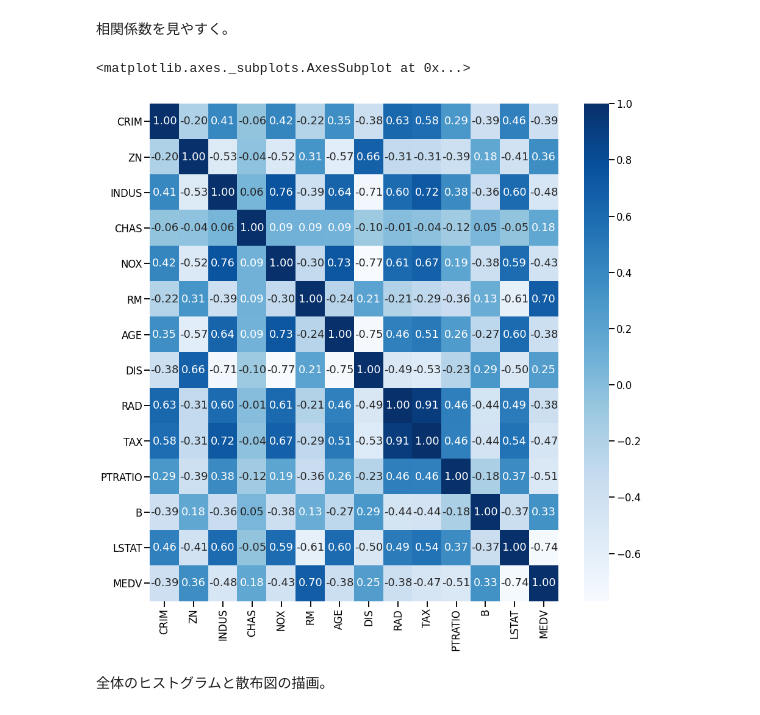
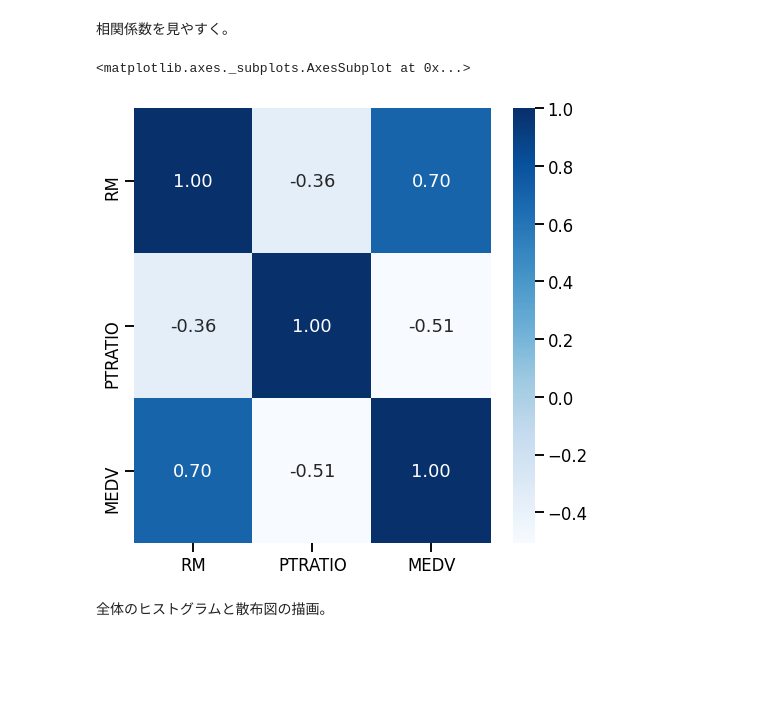
Before and after one commit to stemleaders/seminar, a Jupyter notebook: 20200926/dataProcessView.ipynb, the cells around one changed output. Cells and saved outputs as stored; diff of their text form; code cells hidden in the pictures; blank space fills up the shorter version.

```diff
--- a/20200926/dataProcessView.ipynb
+++ b/20200926/dataProcessView.ipynb
@@ -80,8 +77,8 @@ df.head()
 ## データ収集
 <br>
 仮説に沿ったデータのみを抽出する。
-# %%
-df = df[['SalePrice', 'LotArea', 'YearRemodAdd', 'TotRmsAbvGrd', 'YrSold']]
+# %%
+df = df[['RM', 'PTRATIO', 'MEDV']]
 # %% [markdown]
 ### データの確認
 <br>
@@ -143,12 +151,12 @@ display(df_corr)
 相関係数を見やすく。
 # %%
 sns.set_context('talk')
-fig = plt.subplots(figsize = (15, 15))
+fig = plt.subplots(figsize = (8, 8))
 
 sns.heatmap(df_corr, annot = True, fmt = '.2f', cmap = 'Blues', square = False)
 # %% [output]
 <matplotlib.axes._subplots.AxesSubplot at 0x...>
-[figure, old version]
+[figure, new version]
 # %% [markdown]
 全体のヒストグラムと散布図の描画。
 # %%
```
Also changed, not shown: parts of 11 cells of this notebook.
